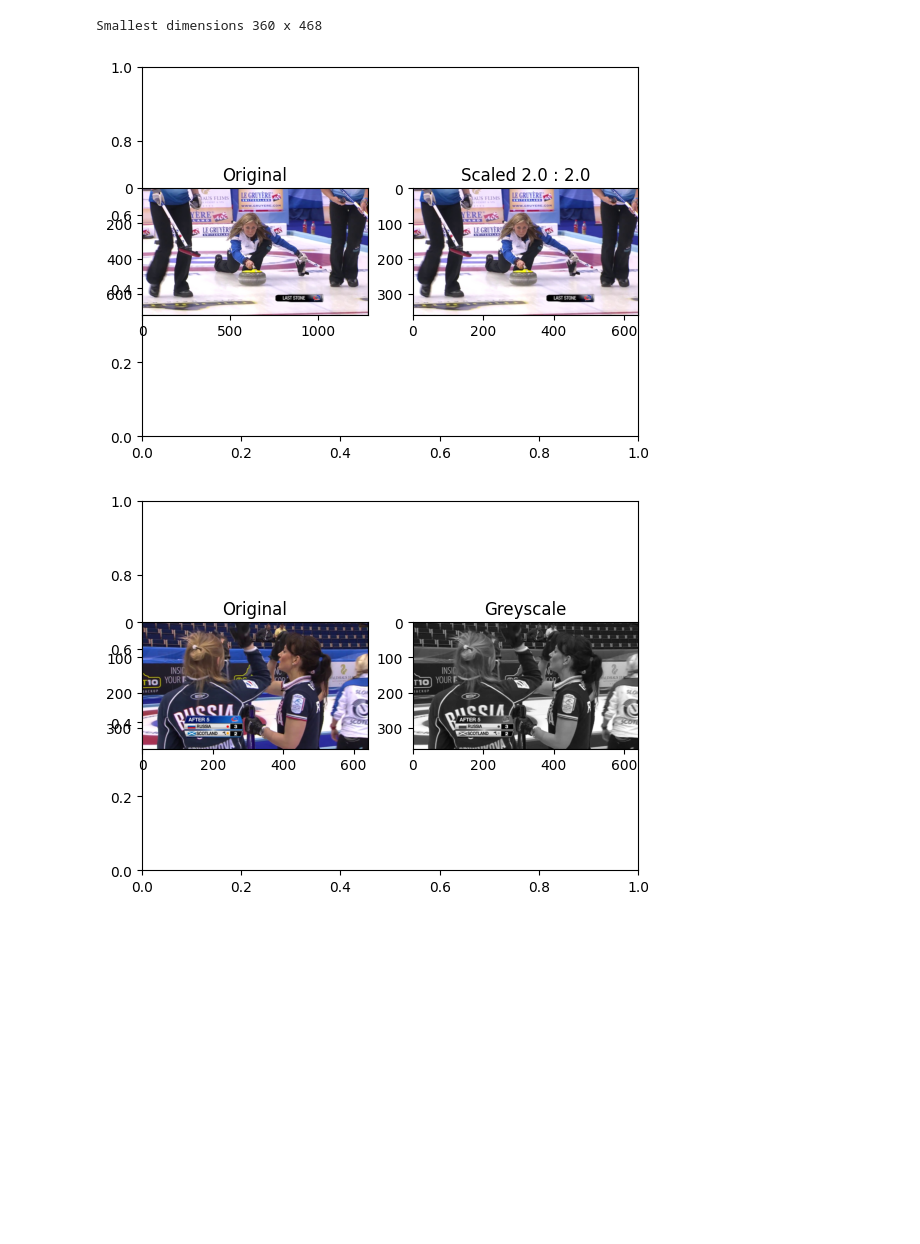
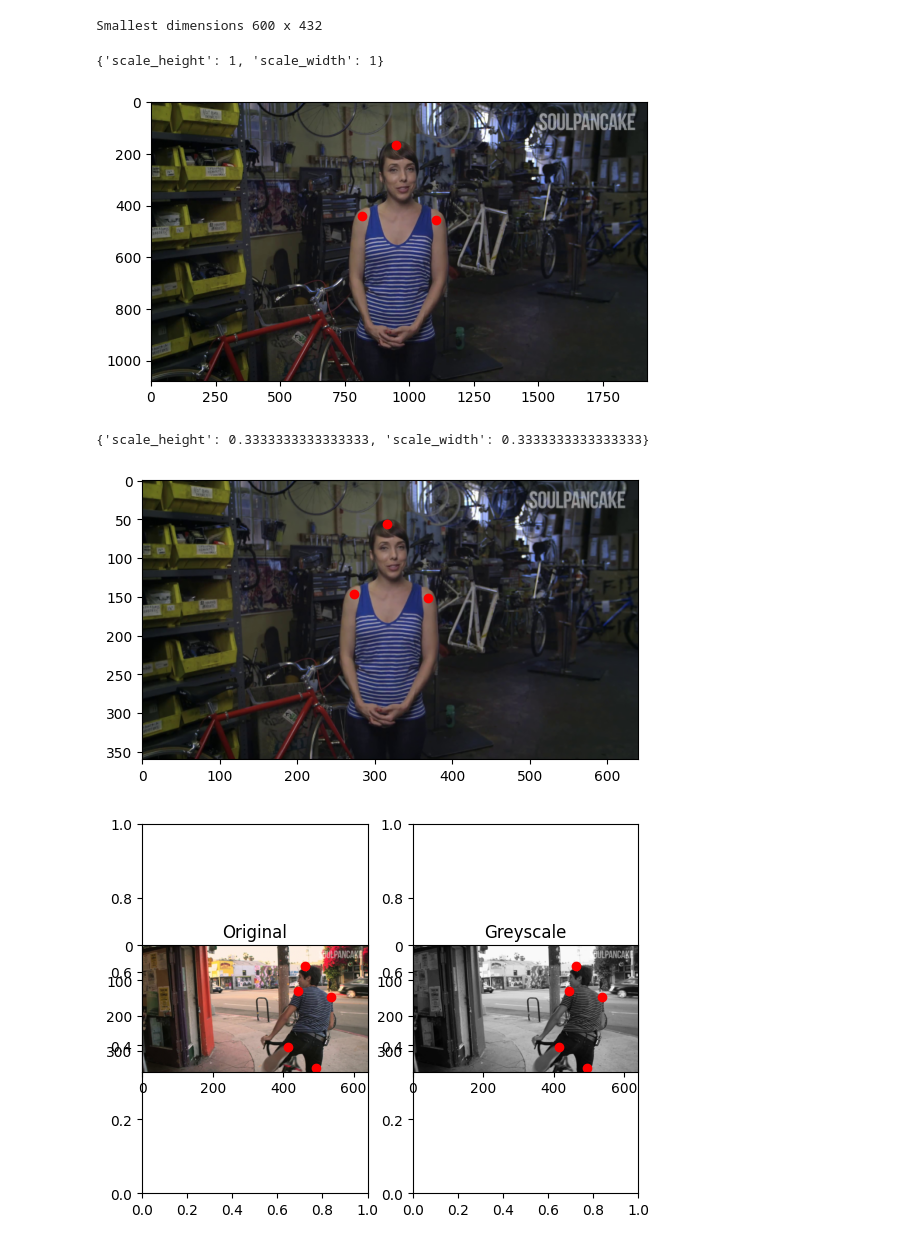
Before and after one commit to JaredDobry/enpm809k, a Jupyter notebook: enpm809k/notebook.ipynb, the cells around one changed output. Saved outputs shown, nothing was run; the diff lists cells and outputs as text; code cells hidden in the pictures; blank space fills up the shorter version.

Commit message:
Commit all image preprocessing stages and initial look at model architecture

```diff
--- a/enpm809k/notebook.ipynb
+++ b/enpm809k/notebook.ipynb
@@ -69,11 +126,19 @@ show_image(images[np.random.randint(0, len(images))])
+# %%
+# Reduce the annorects to just the points we care about for our model
+for i in tqdm(range(len(images))):
+    annorects = images[i]["annorect"]
+    for a in annorects:
+        annopoints = a["annopoints"]
+        if isinstance(annopoints, list):
+            pp(annopoints)
+            continue
+        point = annopoints["point"]
+        annopoints["point"] = [p for p in point if p["id"] in ALLOWED_JOINTS]
 # %%
 # Find the smallest image
-height, width, depth = images[0].shape
+height, width, depth = images[0]["image"].shape
 for i in range(len(images)):
-    if images[i] is None:
-        print(f"{i} is None")
-        continue
-    h_i, w_i, d_i = images[i].shape
+    h_i, w_i, d_i = images[i]["image"].shape
     if h_i < height:
         height = h_i
     if w_i < width:
@@ -81,29 +146,32 @@ for i in range(len(images)):
 
 print(f"Smallest dimensions {width} x {height}")
 # %% [output]
-Smallest dimensions 360 x 468
+Smallest dimensions 600 x 432
 # %%
 # Resize the images
 from skimage.transform import resize
 
-pre_scale = images[0]
+pre_scale = images[0]["image"]
+show_image(pre_scale, False, images[0]["annorect"])
 RESIZE_HEIGHT = 360
 RESIZE_WIDTH = 640
-scale_factors = []
 for i in tqdm(range(len(images))):
-    scale_factors.append({"height": images[i].shape[0] / RESIZE_HEIGHT,
-                          "width": images[i].shape[1] / RESIZE_WIDTH})
-    images[i] = resize(images[i], (RESIZE_HEIGHT, RESIZE_WIDTH))
-show_images(pre_scale, images[0], "Original", f"Scaled {scale_factors[0]['height']} : {scale_factors[0]['width']}")
+    images[i]["scale_height"] = RESIZE_HEIGHT / images[i]["image"].shape[0]
+    images[i]["scale_width"] = RESIZE_WIDTH / images[i]["image"].shape[1]
+    images[i]["image"] = resize(images[i]["image"], (RESIZE_HEIGHT, RESIZE_WIDTH))
+show_image(images[0]["image"], False, images[0]["annorect"], {"scale_height": images[0]["scale_height"], "scale_width": images[0]["scale_width"]})
 # %% [output]
+{'scale_height': 1, 'scale_width': 1}
-[figure, old version]
+[figure, new version]
+{'scale_height': 0.3333333333333333, 'scale_width': 0.3333333333333333}
+[figure, added]
 # %%
 # Make all of the images greyscale
 from skimage.color import rgb2gray
 
-pre_grey = images[1]
+pre_grey = images[1]["image"]
 for i in tqdm(range(len(images))):
-    images[i] = rgb2gray(images[i])
-show_images(pre_grey, images[1], "Original", "Greyscale", False, True)
+    images[i]["image"] = rgb2gray(images[i]["image"])
+show_images(pre_grey, images[1]["image"], "Original", "Greyscale", False, True, images[1]["annorect"], {"scale_height": images[1]["scale_height"], "scale_width": images[1]["scale_width"]})
 # %% [output]
-[figure, old version]
+[figure, new version]
```
Also changed, not shown: parts of 9 cells of this notebook, 3 other files.
